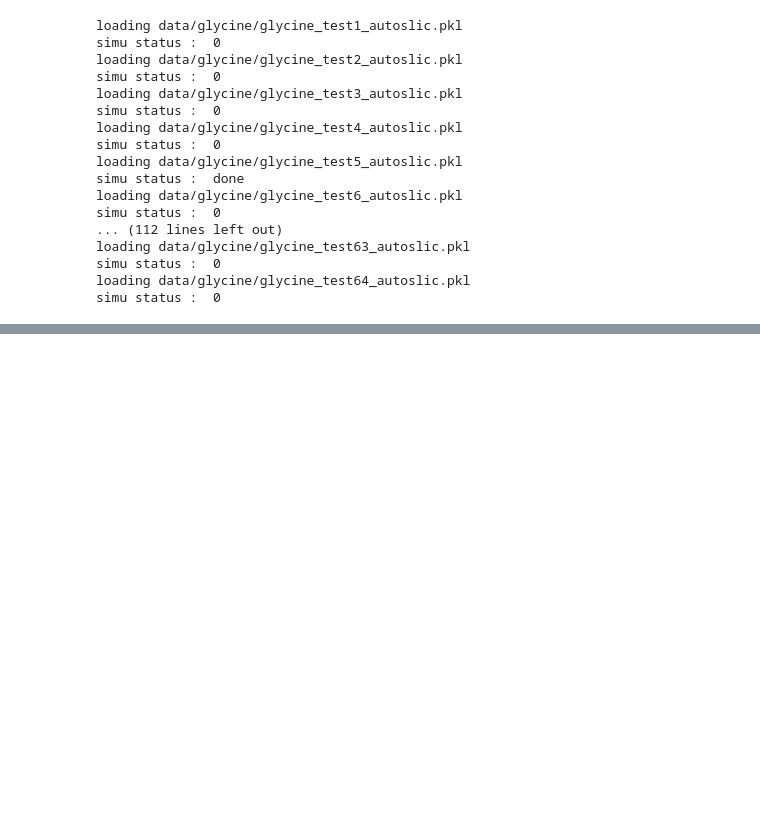
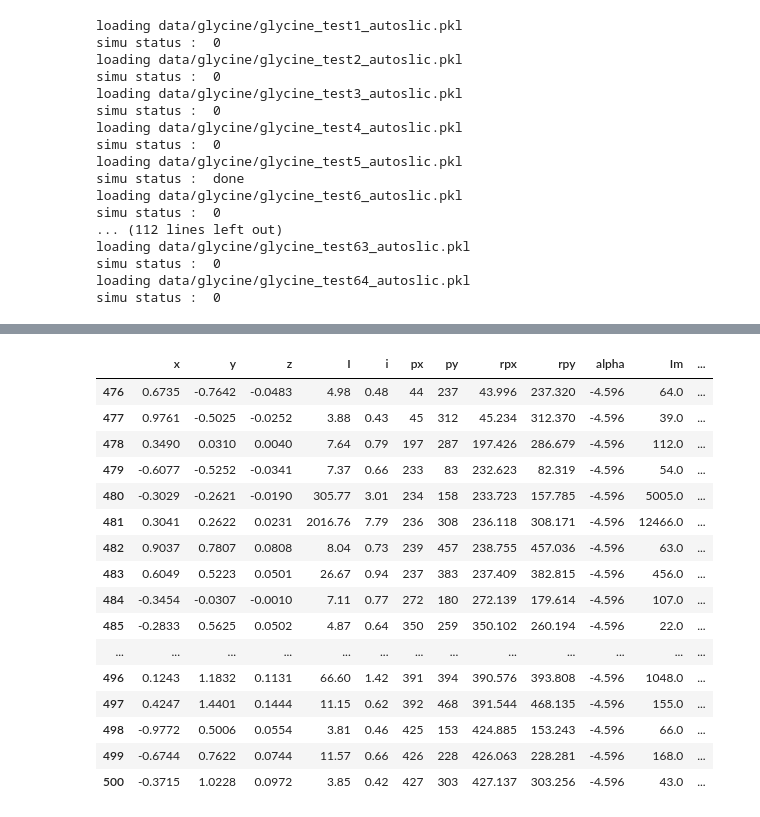
Before and after one commit to ccp4/electron-diffraction, a Jupyter notebook: multislice/notebooks/multislice/glycine.ipynb, the cells around one changed output, grey strips where cells are left out. Saved outputs shown, nothing was run; the diff lists cells and outputs as text; code cells hidden in the pictures; blank space fills up the shorter version.

```diff
--- a/multislice/notebooks/multislice/glycine.ipynb
+++ b/multislice/notebooks/multislice/glycine.ipynb
@@ -237,6 +235,6 @@ The experimental frames if available can immediately be visualized with `show_ex
 # %%
+from utils import*
 from multislice import pets as pets
 %matplotlib notebook
-pets = pets.Pets('data/glycine/pets/glycine.pts')
-pets.show_exp(frame=19);
+pets = pets.Pets('data/glycine/pets/glycine.pts',gen=0)
 # %% [output]
@@ -299,0 +297,20 @@ crystal rotation Orientation [x](figures/x.mp4), [y](figures/y.mp4) , [z](figure
+# %%
+rpl0 = pets.rpl.loc[pets.rpl.F==19];rpl0
+# %% [output]
+|  | x | y | z | I | i | px | py | rpx | rpy | alpha | Im | ... |
+| 476 | 0.6735 | -0.7642 | -0.0483 | 4.98 | 0.48 | 44 | 237 | 43.996 | 237.320 | -4.596 | 64.0 | ... |
+| 477 | 0.9761 | -0.5025 | -0.0252 | 3.88 | 0.43 | 45 | 312 | 45.234 | 312.370 | -4.596 | 39.0 | ... |
+| 478 | 0.3490 | 0.0310 | 0.0040 | 7.64 | 0.79 | 197 | 287 | 197.426 | 286.679 | -4.596 | 112.0 | ... |
+| 479 | -0.6077 | -0.5252 | -0.0341 | 7.37 | 0.66 | 233 | 83 | 232.623 | 82.319 | -4.596 | 54.0 | ... |
+| 480 | -0.3029 | -0.2621 | -0.0190 | 305.77 | 3.01 | 234 | 158 | 233.723 | 157.785 | -4.596 | 5005.0 | ... |
+| 481 | 0.3041 | 0.2622 | 0.0231 | 2016.76 | 7.79 | 236 | 308 | 236.118 | 308.171 | -4.596 | 12466.0 | ... |
+| 482 | 0.9037 | 0.7807 | 0.0808 | 8.04 | 0.73 | 239 | 457 | 238.755 | 457.036 | -4.596 | 63.0 | ... |
+| 483 | 0.6049 | 0.5223 | 0.0501 | 26.67 | 0.94 | 237 | 383 | 237.409 | 382.815 | -4.596 | 456.0 | ... |
+| 484 | -0.3454 | -0.0307 | -0.0010 | 7.11 | 0.77 | 272 | 180 | 272.139 | 179.614 | -4.596 | 107.0 | ... |
+| 485 | -0.2833 | 0.5625 | 0.0502 | 4.87 | 0.64 | 350 | 259 | 350.102 | 260.194 | -4.596 | 22.0 | ... |
+| ... | ... | ... | ... | ... | ... | ... | ... | ... | ... | ... | ... | ... |
+| 496 | 0.1243 | 1.1832 | 0.1131 | 66.60 | 1.42 | 391 | 394 | 390.576 | 393.808 | -4.596 | 1048.0 | ... |
+| 497 | 0.4247 | 1.4401 | 0.1444 | 11.15 | 0.62 | 392 | 468 | 391.544 | 468.135 | -4.596 | 155.0 | ... |
+| 498 | -0.9772 | 0.5006 | 0.0554 | 3.81 | 0.46 | 425 | 153 | 424.885 | 153.243 | -4.596 | 66.0 | ... |
+| 499 | -0.6744 | 0.7622 | 0.0744 | 11.57 | 0.66 | 426 | 228 | 426.063 | 228.281 | -4.596 | 168.0 | ... |
+| 500 | -0.3715 | 1.0228 | 0.0972 | 3.85 | 0.42 | 427 | 303 | 427.137 | 303.256 | -4.596 | 43.0 | ... |
```
Also changed, not shown: parts of 19 cells of this notebook, 1 other file.
